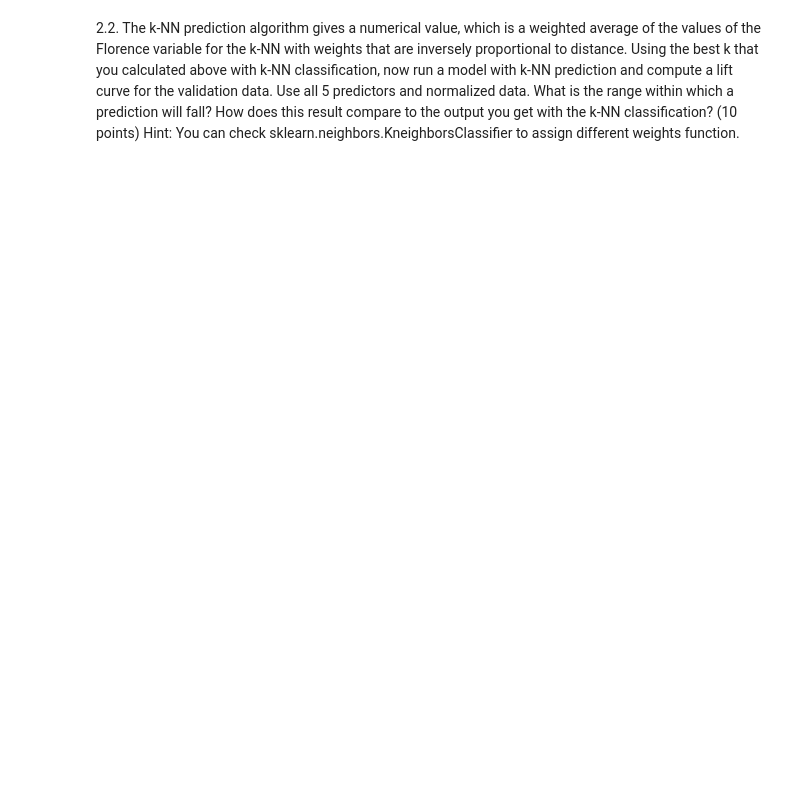
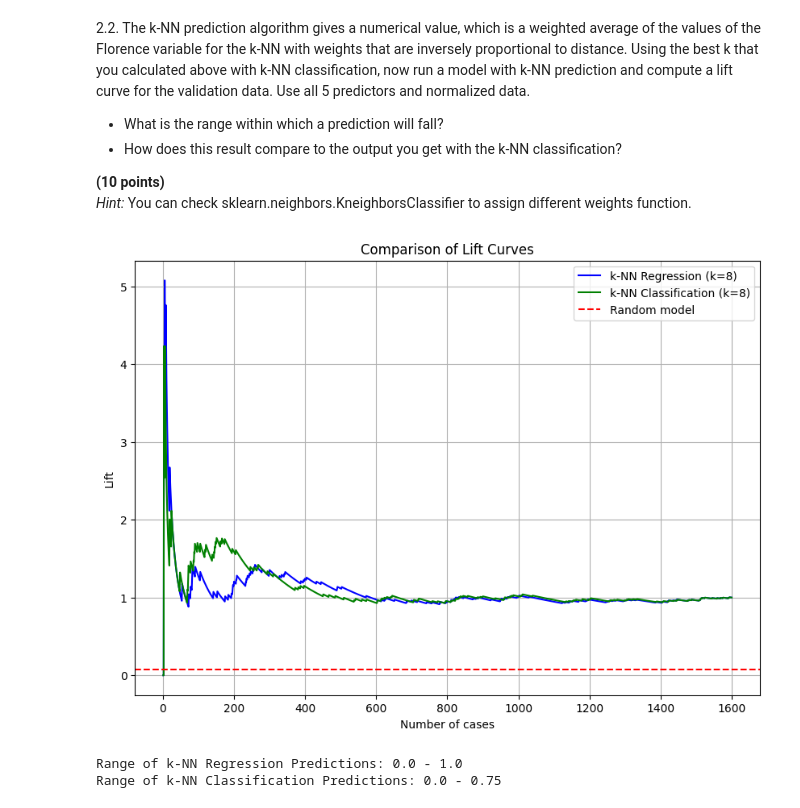
Before and after one commit to murissaab1976/ADS505, a Jupyter notebook: module1/assignment1.1/assignment1.1.ipynb, the cells around one changed output. Cells and saved outputs as stored; diff of their text form; code cells hidden in the pictures; blank space fills up the shorter version.

```diff
--- a/module1/assignment1.1/assignment1.1.ipynb
+++ b/module1/assignment1.1/assignment1.1.ipynb
@@ -35,3 +161,36 @@ Hint: You can check sklearn.neighbors.KneighborsClassifier to assign different w
 # %% [markdown]
-2.2. The k-NN prediction algorithm gives a numerical value, which is a weighted average of the values of the Florence variable for the k-NN with weights that are inversely proportional to distance. Using the best k that you calculated above with k-NN classification, now run a model with k-NN prediction and compute a lift curve for the validation data. Use all 5 predictors and normalized data. What is the range within which a prediction will fall? How does this result compare to the output you get with the k-NN classification? (10 points)
-Hint: You can check sklearn.neighbors.KneighborsClassifier to assign different weights function.
+2.2. The k-NN prediction algorithm gives a numerical value, which is a weighted average of the values of the Florence variable for the k-NN with weights that are inversely proportional to distance. Using the best k that you calculated above with k-NN classification, now run a model with k-NN prediction and compute a lift curve for the validation data. Use all 5 predictors and normalized data.
+* What is the range within which a prediction will fall?
+* How does this result compare to the output you get with the k-NN classification?
+
+**(10 points)**<br>
+*Hint:* You can check sklearn.neighbors.KneighborsClassifier to assign different weights function.
+# %%
+# Lift curve for k-NN classification from our previous code
+probabilities_classification = knn_best.predict_proba(test_data[features])[:, 1]
+sorted_indices_classification = sorted(range(len(probabilities_classification)), key=lambda k: probabilities_classification[k], reverse=True)
+sorted_actual_classification = [actual[i] for i in sorted_indices_classification]
+
+cumulative_actual_classification = pd.Series(sorted_actual_classification).cumsum()
+cumulative_percentage_classification = cumulative_actual_classification / cumulative_actual_classification.iloc[-1]
+lift_values_classification = cumulative_percentage_classification / (cumulative_index / len(actual))
+
+# Plotting the lift curves for both k-NN regression and classification
+plt.figure(figsize=(10, 7))
+plt.plot(cumulative_index, lift_values_regression, label=f'k-NN Regression (k={best_k})', color='blue')
+plt.plot(cumulative_index, lift_values_classification, label=f'k-NN Classification (k={best_k})', color='green')
+plt.axhline(y=baseline, color='red', linestyle='--', label='Random model')
+plt.title('Comparison of Lift Curves')
+plt.xlabel('Number of cases')
+plt.ylabel('Lift')
+plt.legend(loc='best')
+plt.grid(True)
+plt.show()
+
+# Printing the range of predictions
+print(f"Range of k-NN Regression Predictions: {min(predictions_regression)} - {max(predictions_regression)}")
+print(f"Range of k-NN Classification Predictions: {min(probabilities_classification)} - {max(probabilities_classification)}")
+# %% [output]
+[figure, added]
+Range of k-NN Regression Predictions: 0.0 - 1.0
+Range of k-NN Classification Predictions: 0.0 - 0.75
```
Also changed, not shown: parts of 17 cells of this notebook, 2 other files.
